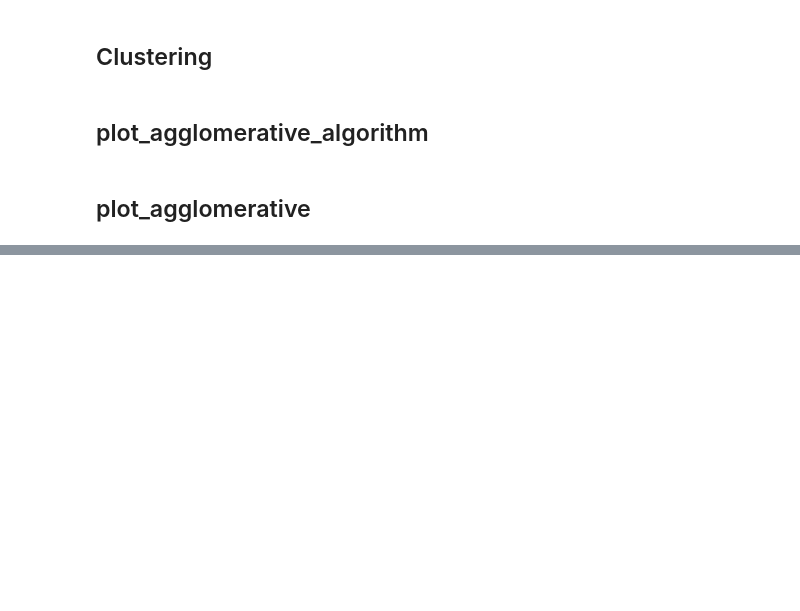
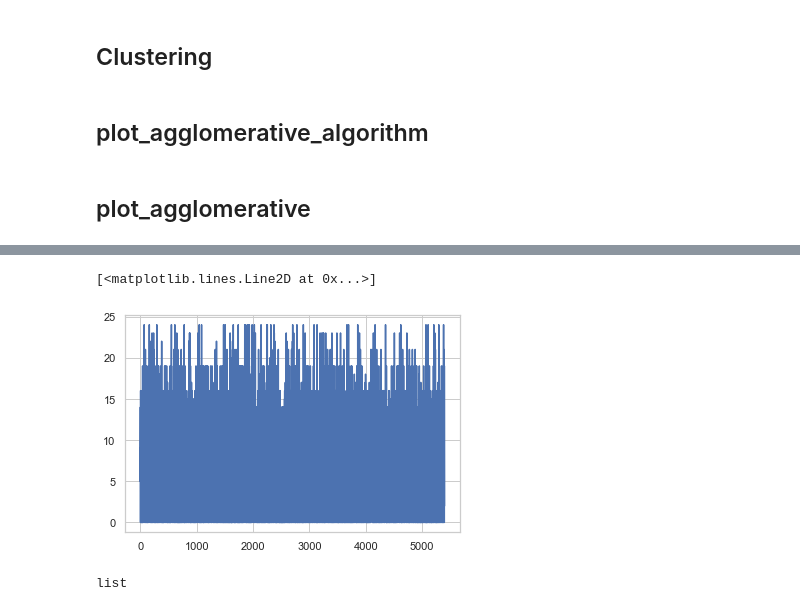
Before and after one commit to trevohearn/nyc-mhtn-ds-010620-lectures, a Jupyter notebook: Final_Project/AppPlatformAnalysis.ipynb, the cells around one changed output, grey strips where cells are left out. Cells and saved outputs as stored; diff of their text form; code cells hidden in the pictures; blank space fills up the shorter version.

```diff
--- a/Final_Project/AppPlatformAnalysis.ipynb
+++ b/Final_Project/AppPlatformAnalysis.ipynb
@@ -1319,0 +1492,3 @@ def plot_agglomerative():
+# %%
+agg = AgglomerativeClustering(n_clusters=25)
+agg2 = AgglomerativeClustering(n_clusters=10)
@@ -1319,0 +1515,7 @@ def plot_agglomerative():
+# %%
+preds = agg.fit_predict(X_train)
+# %%
+plt.plot(preds)
+# %% [output]
+[<matplotlib.lines.Line2D at 0x...>]
+[figure, added]
@@ -1319,0 +1524,4 @@ def plot_agglomerative():
+# %%
+type(a3)
+# %% [output]
+list
```
Also changed, not shown: parts of 156 cells of this notebook, 2 other files.
